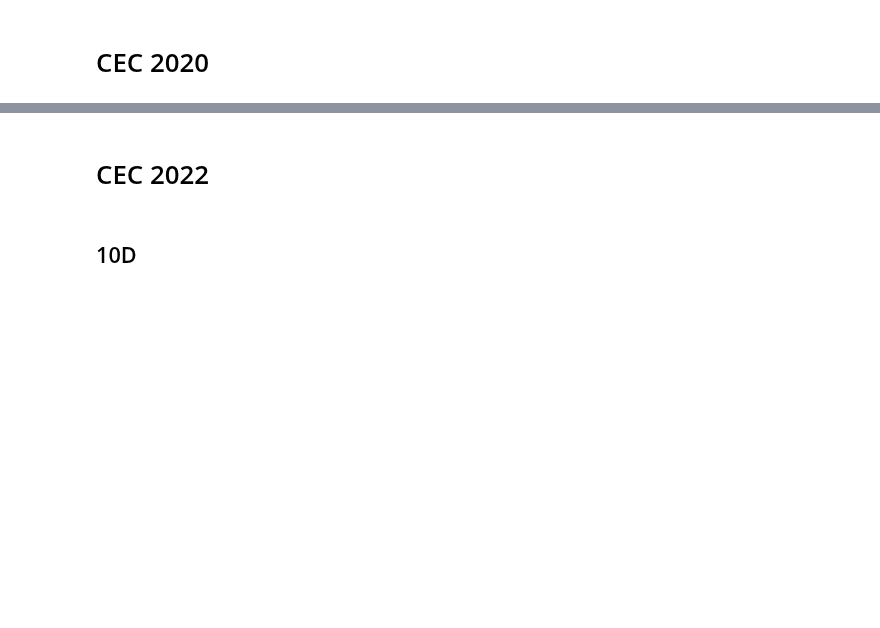
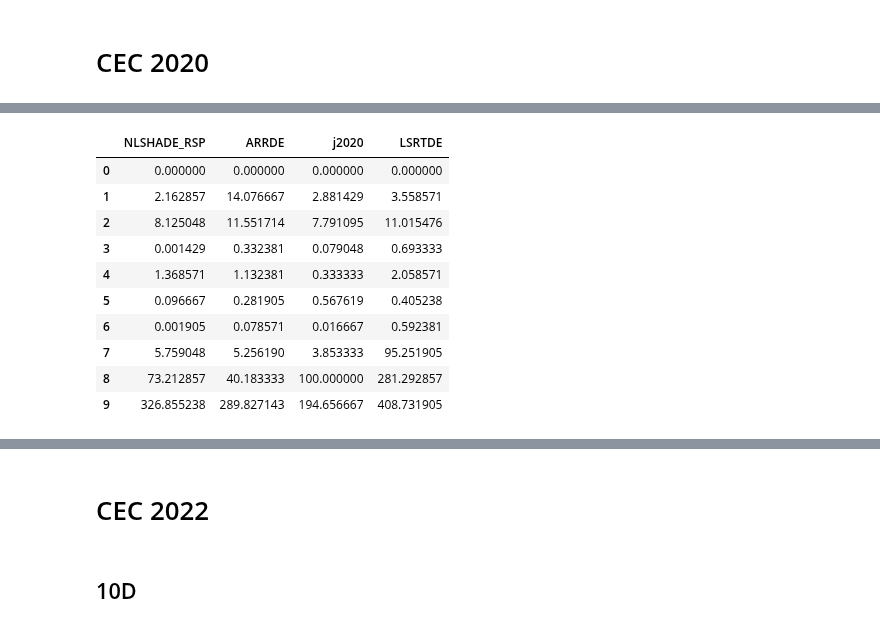
Before and after one commit to khoirulmuzakka/Minion, a Jupyter notebook: examples/cec_comp.ipynb, the cells around one changed output, grey strips where cells are left out. Saved outputs shown, nothing was run; the diff lists cells and outputs as text; code cells hidden in the pictures; blank space fills up the shorter version.

```diff
--- a/examples/cec_comp.ipynb
+++ b/examples/cec_comp.ipynb
@@ -114 +228,36 @@ df
+# %%
+maxevals=1000000
+filename = "./../bin/Release/results_2020_NLSHADE_RSP_10_"+str(maxevals)+".txt"
+data = np.loadtxt(filename, delimiter='\t')
+filename = "./../bin/Release/results_2020_ARRDE_10_"+str(maxevals)+".txt"
+data1 = np.loadtxt(filename, delimiter='\t')
+filename = "./../bin/Release/results_2020_j2020_10_"+str(maxevals)+".txt"
+data2 = np.loadtxt(filename, delimiter='\t')
+#filename = "./../bin/Release/results_2020_LSHADE_10_"+str(maxevals)+".txt"
+#data3 = np.loadtxt(filename, delimiter='\t')
+#filename = "./../bin/Release/results_2020_jSO_10_"+str(maxevals)+".txt"
+#data4 = np.loadtxt(filename, delimiter='\t')
+filename = "./../bin/Release/results_2020_LSRTDE_10_"+str(maxevals)+".txt"
+data5 = np.loadtxt(filename, delimiter='\t')
+df = pd.DataFrame({
+    "NLSHADE_RSP" : np.mean(np.abs(data-goptimum_cec20), axis=0),
+    "ARRDE" : np.mean(np.abs(data1-goptimum_cec20), axis=0),
+    "j2020" : np.mean(np.abs(data2-goptimum_cec20), axis=0),
+    #"LSHADE" : np.mean(np.abs(data3-goptimum_cec20), axis=0),
+    #"jSO" : np.mean(np.abs(data4-goptimum_cec20), axis=0),
+    "LSRTDE" : np.mean(np.abs(data5-goptimum_cec20), axis=0)
+    })
+df
+# %% [output]
+|  | NLSHADE_RSP | ARRDE | j2020 | LSRTDE |
+| 0 | 0.000000 | 0.000000 | 0.000000 | 0.000000 |
+| 1 | 2.162857 | 14.076667 | 2.881429 | 3.558571 |
+| 2 | 8.125048 | 11.551714 | 7.791095 | 11.015476 |
+| 3 | 0.001429 | 0.332381 | 0.079048 | 0.693333 |
+| 4 | 1.368571 | 1.132381 | 0.333333 | 2.058571 |
+| 5 | 0.096667 | 0.281905 | 0.567619 | 0.405238 |
+| 6 | 0.001905 | 0.078571 | 0.016667 | 0.592381 |
+| 7 | 5.759048 | 5.256190 | 3.853333 | 95.251905 |
+| 8 | 73.212857 | 40.183333 | 100.000000 | 281.292857 |
+| 9 | 326.855238 | 289.827143 | 194.656667 | 408.731905 |
 # %%
```
Also changed, not shown: parts of 12 cells of this notebook, 3 other files.
